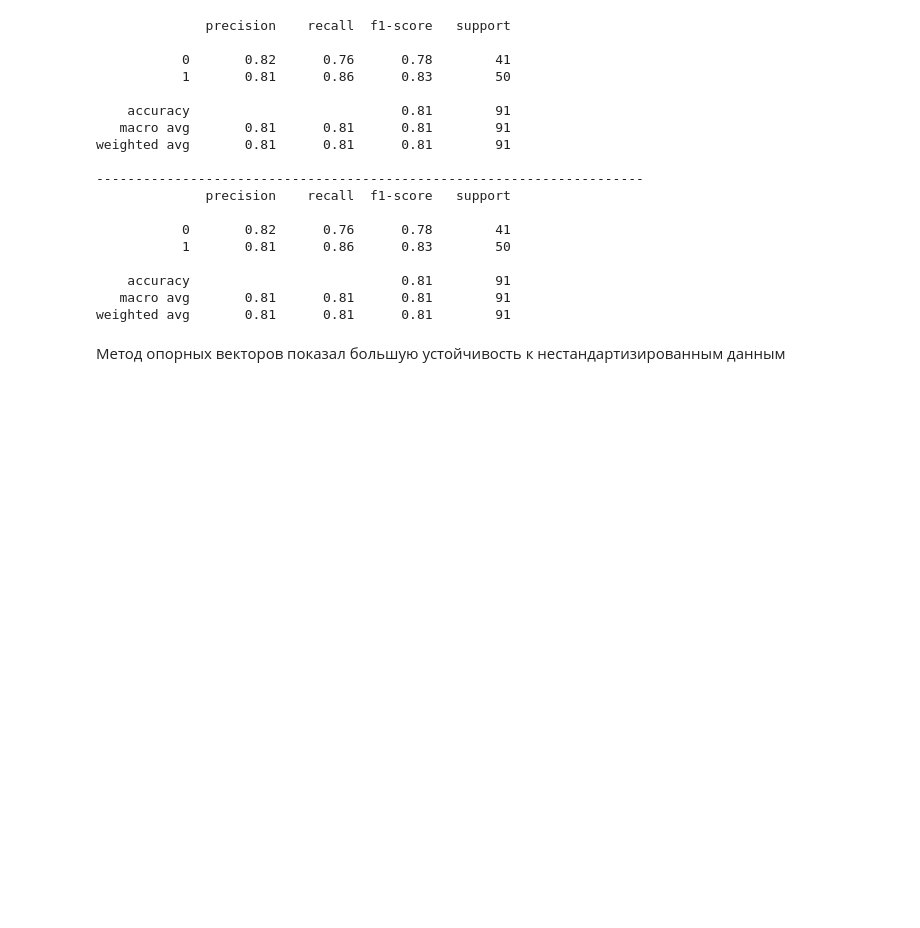
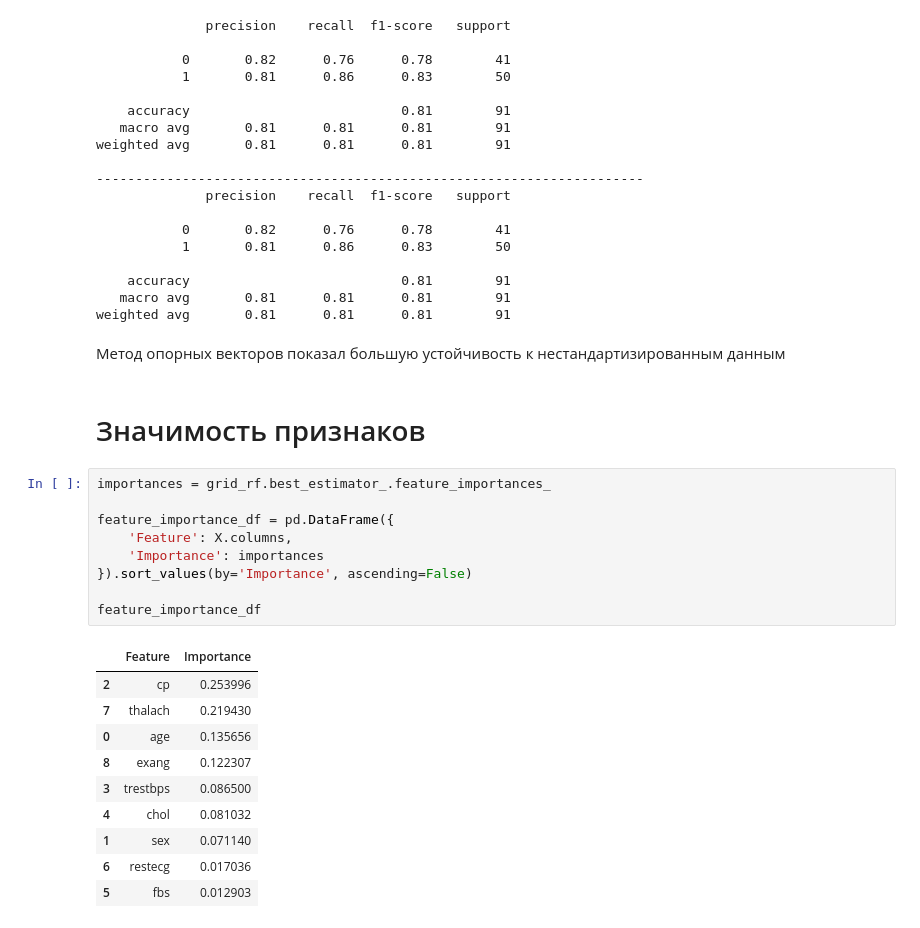
Before and after one commit to matteoxpo/DataScienceStudy, a Jupyter notebook: NSTU/DataAnalysisMethods/lab3.ipynb, the cells around one changed output. Drawn from its saved outputs; the diff is of its cells as text; blank space fills up the shorter version.

```diff
--- a/NSTU/DataAnalysisMethods/lab3.ipynb
+++ b/NSTU/DataAnalysisMethods/lab3.ipynb
@@ -402,3 +409,25 @@ weighted avg       0.81      0.81      0.81        91
 weighted avg       0.81      0.81      0.81        91
 # %% [markdown]
 Метод опорных векторов показал большую устойчивость к нестандартизированным данным
+# %% [markdown]
+# Значимость признаков
+# %%
+importances = grid_rf.best_estimator_.feature_importances_
+
+feature_importance_df = pd.DataFrame({
+    'Feature': X.columns,
+    'Importance': importances
+}).sort_values(by='Importance', ascending=False)
+
+feature_importance_df
+# %% [output]
+|  | Feature | Importance |
+| 2 | cp | 0.253996 |
+| 7 | thalach | 0.219430 |
+| 0 | age | 0.135656 |
+| 8 | exang | 0.122307 |
+| 3 | trestbps | 0.086500 |
+| 4 | chol | 0.081032 |
+| 1 | sex | 0.071140 |
+| 6 | restecg | 0.017036 |
+| 5 | fbs | 0.012903 |
```
Also changed, not shown: parts of 2 cells of this notebook, 2 other files.
